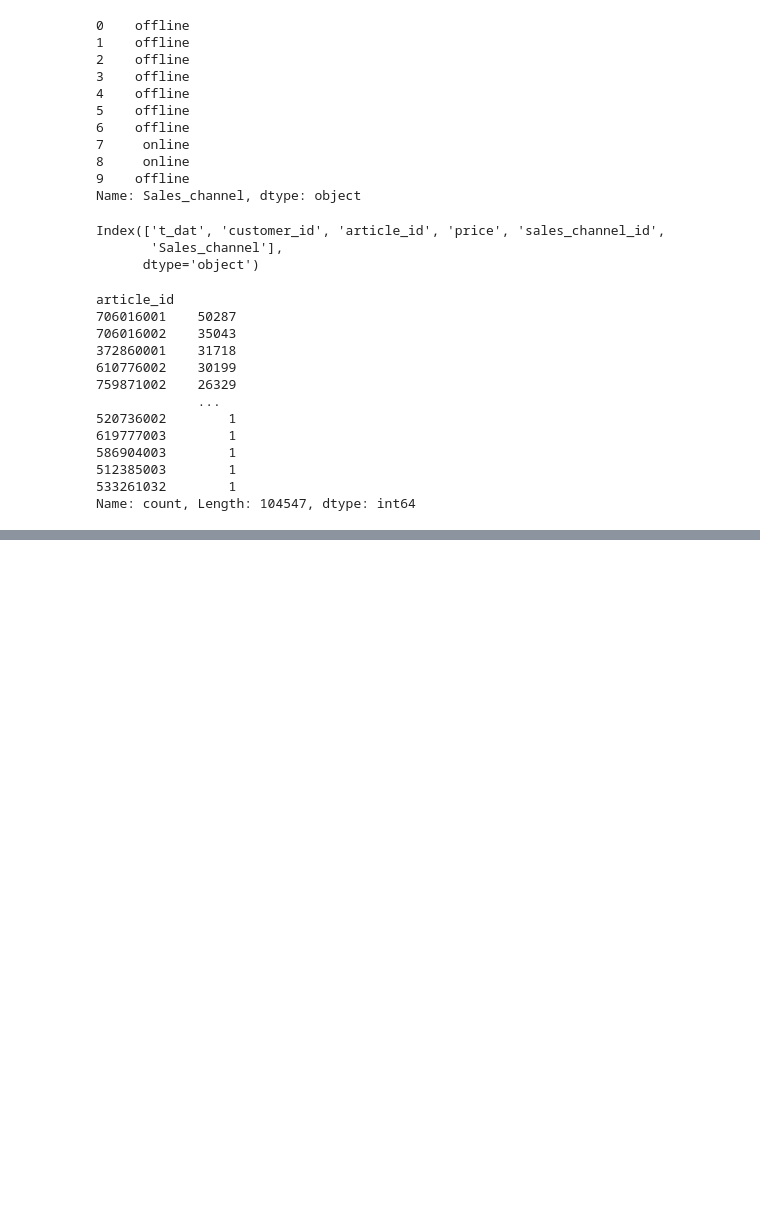
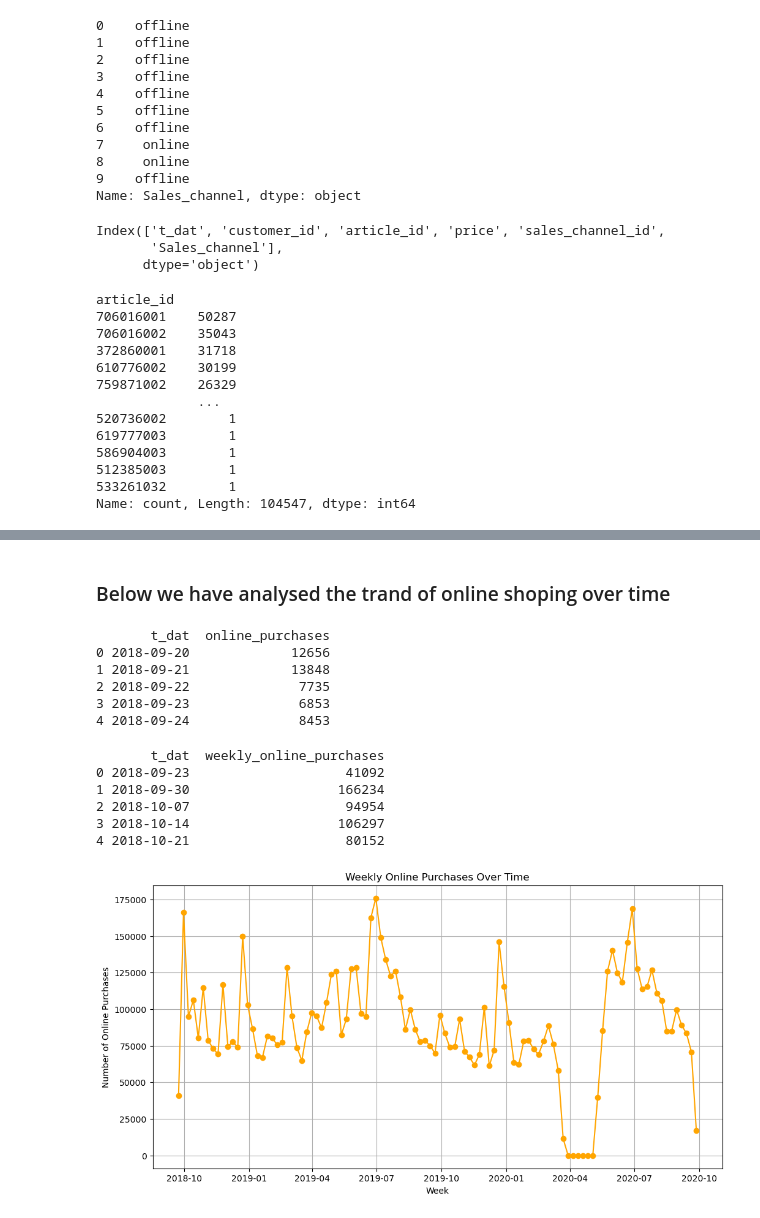
Before and after one commit to mukut45/H-M-clothes-data-analysis-with-EDA-methord, a Jupyter notebook: HnM artical and coustomer data.ipynb, the cells around one changed output, grey strips where cells are left out. Cells and saved outputs as stored; diff of their text form; code cells hidden in the pictures; blank space fills up the shorter version.

Commit message:
trand of online shoping over time

```diff
--- a/HnM artical and coustomer data.ipynb
+++ b/HnM artical and coustomer data.ipynb
@@ -130,0 +139,34 @@ Name: count, Length: 104547, dtype: int64
+# %% [markdown]
+### Below we have analysed the trand of online shoping over time
+# %%
+online_df = df[df['sales_channel_id'] == 1]
+# %%
+daily_online_sales = online_df.groupby('t_dat').size().reset_index(name= 'online_purchases')
+print(daily_online_sales.head())
+# %% [output]
+       t_dat  online_purchases
+0 2018-09-20             12656
+1 2018-09-21             13848
+2 2018-09-22              7735
+3 2018-09-23              6853
+4 2018-09-24              8453
+# %%
+weekly_online_sales = online_df.groupby(pd.Grouper(key='t_dat', freq='W')).size().reset_index(name='weekly_online_purchases')
+print(weekly_online_sales.head())
+# %% [output]
+       t_dat  weekly_online_purchases
+0 2018-09-23                    41092
+1 2018-09-30                   166234
+2 2018-10-07                    94954
+3 2018-10-14                   106297
+4 2018-10-21                    80152
+# %%
+plt.figure(figsize=(12,6))
+plt.plot(weekly_online_sales['t_dat'], weekly_online_sales['weekly_online_purchases'], color='orange', marker='o', linestyle='-')
+plt.title('Weekly Online Purchases Over Time')
+plt.xlabel('Week')
+plt.ylabel('Number of Online Purchases')
+plt.grid(True)
+plt.show()
+# %% [output]
+[figure, added]
```
Also changed, not shown: parts of 3 cells of this notebook.
